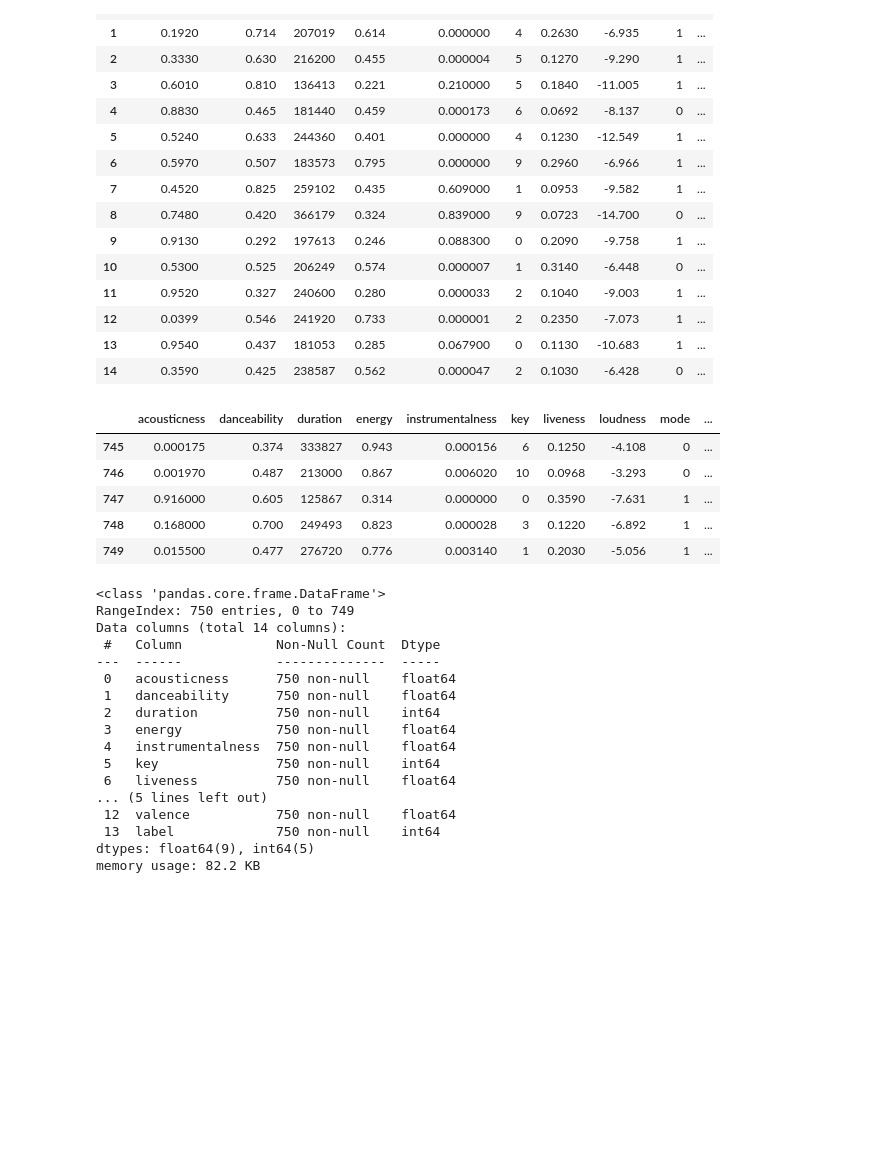
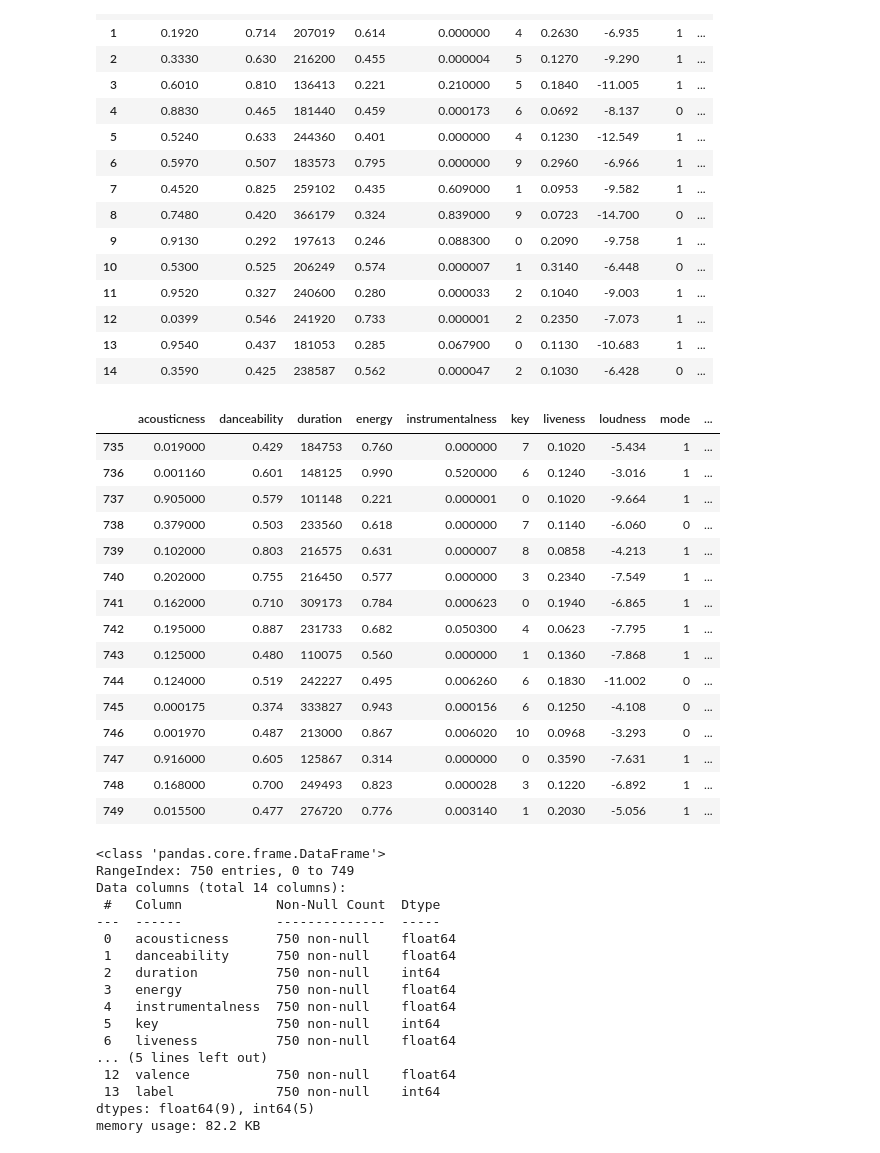
Before and after one commit to jonathancagua/CEIA-ADD, a Jupyter notebook: tp_spotify.ipynb, the cells around one changed output. Saved outputs shown, nothing was run; the diff lists cells and outputs as text; code cells hidden in the pictures; blank space fills up the shorter version.

```diff
--- a/tp_spotify.ipynb
+++ b/tp_spotify.ipynb
@@ -43,15 +74,26 @@ spotify_df.head(15)
 | 12 | 0.0399 | 0.546 | 241920 | 0.733 | 0.000001 | 2 | 0.2350 | -7.073 | 1 | ... |
 | 13 | 0.9540 | 0.437 | 181053 | 0.285 | 0.067900 | 0 | 0.1130 | -10.683 | 1 | ... |
 | 14 | 0.3590 | 0.425 | 238587 | 0.562 | 0.000047 | 2 | 0.1030 | -6.428 | 0 | ... |
-# %%
-spotify_df.tail(5)
-# %% [output]
-|  | acousticness | danceability | duration | energy | instrumentalness | key | liveness | loudness | mode | ... |
-| 745 | 0.000175 | 0.374 | 333827 | 0.943 | 0.000156 | 6 | 0.1250 | -4.108 | 0 | ... |
-| 746 | 0.001970 | 0.487 | 213000 | 0.867 | 0.006020 | 10 | 0.0968 | -3.293 | 0 | ... |
-| 747 | 0.916000 | 0.605 | 125867 | 0.314 | 0.000000 | 0 | 0.3590 | -7.631 | 1 | ... |
-| 748 | 0.168000 | 0.700 | 249493 | 0.823 | 0.000028 | 3 | 0.1220 | -6.892 | 1 | ... |
-| 749 | 0.015500 | 0.477 | 276720 | 0.776 | 0.003140 | 1 | 0.2030 | -5.056 | 1 | ... |
+# %%
+# vemos los ultimos 15 elementos o samples
+spotify_df.tail(15)
+# %% [output]
+|  | acousticness | danceability | duration | energy | instrumentalness | key | liveness | loudness | mode | ... |
+| 735 | 0.019000 | 0.429 | 184753 | 0.760 | 0.000000 | 7 | 0.1020 | -5.434 | 1 | ... |
+| 736 | 0.001160 | 0.601 | 148125 | 0.990 | 0.520000 | 6 | 0.1240 | -3.016 | 1 | ... |
+| 737 | 0.905000 | 0.579 | 101148 | 0.221 | 0.000001 | 0 | 0.1020 | -9.664 | 1 | ... |
+| 738 | 0.379000 | 0.503 | 233560 | 0.618 | 0.000000 | 7 | 0.1140 | -6.060 | 0 | ... |
+| 739 | 0.102000 | 0.803 | 216575 | 0.631 | 0.000007 | 8 | 0.0858 | -4.213 | 1 | ... |
+| 740 | 0.202000 | 0.755 | 216450 | 0.577 | 0.000000 | 3 | 0.2340 | -7.549 | 1 | ... |
+| 741 | 0.162000 | 0.710 | 309173 | 0.784 | 0.000623 | 0 | 0.1940 | -6.865 | 1 | ... |
+| 742 | 0.195000 | 0.887 | 231733 | 0.682 | 0.050300 | 4 | 0.0623 | -7.795 | 1 | ... |
+| 743 | 0.125000 | 0.480 | 110075 | 0.560 | 0.000000 | 1 | 0.1360 | -7.868 | 1 | ... |
+| 744 | 0.124000 | 0.519 | 242227 | 0.495 | 0.006260 | 6 | 0.1830 | -11.002 | 0 | ... |
+| 745 | 0.000175 | 0.374 | 333827 | 0.943 | 0.000156 | 6 | 0.1250 | -4.108 | 0 | ... |
+| 746 | 0.001970 | 0.487 | 213000 | 0.867 | 0.006020 | 10 | 0.0968 | -3.293 | 0 | ... |
+| 747 | 0.916000 | 0.605 | 125867 | 0.314 | 0.000000 | 0 | 0.3590 | -7.631 | 1 | ... |
+| 748 | 0.168000 | 0.700 | 249493 | 0.823 | 0.000028 | 3 | 0.1220 | -6.892 | 1 | ... |
+| 749 | 0.015500 | 0.477 | 276720 | 0.776 | 0.003140 | 1 | 0.2030 | -5.056 | 1 | ... |
 # %%
 # descripción de cada columna e información general del dataframe
 spotify_df.info()
```
Also changed, not shown: parts of 11 cells of this notebook, 1 other file.
